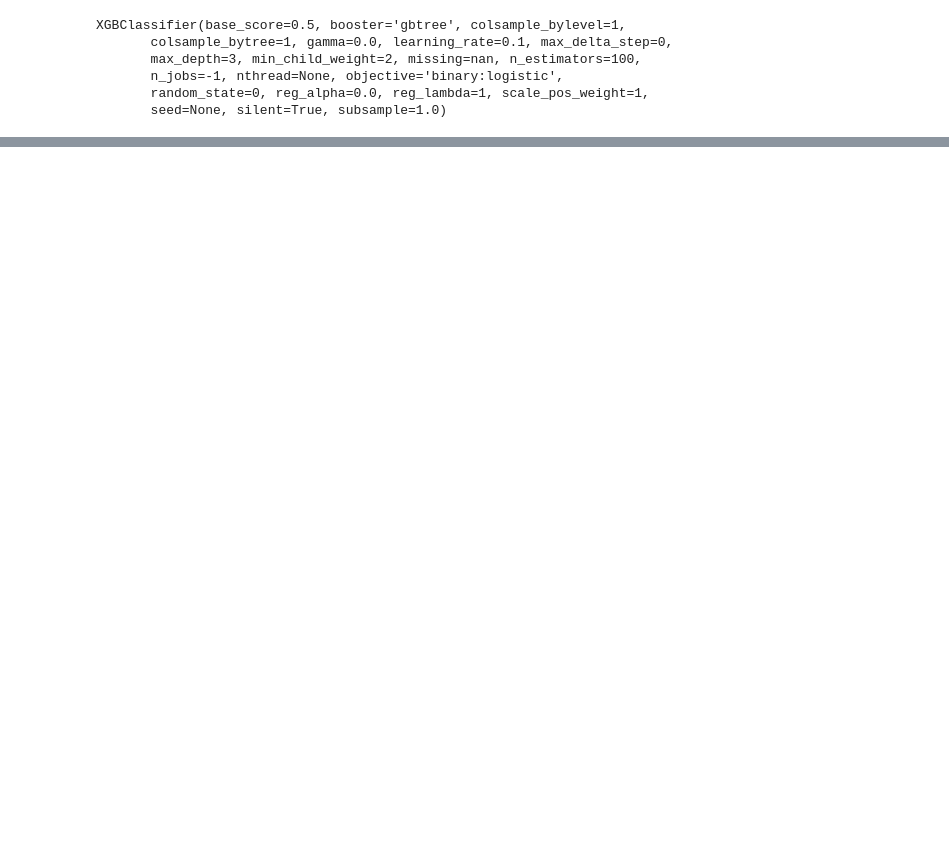
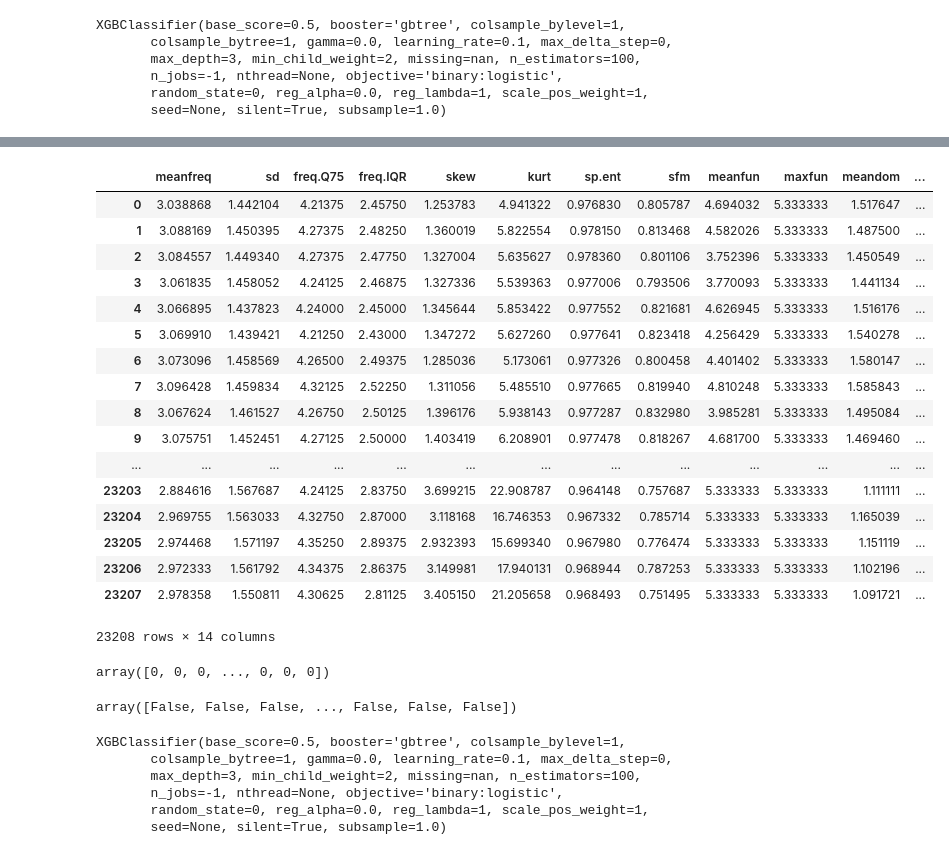
Before and after one commit to RSPB/StormPetrels, a Jupyter notebook: predict.ipynb, the cells around one changed output, grey strips where cells are left out. Cells and saved outputs as stored; diff of their text form; code cells hidden in the pictures; blank space fills up the shorter version.

Commit message:
prediction code

```diff
--- a/predict.ipynb
+++ b/predict.ipynb
@@ -43,7 +44,9 @@ selected_features = (
 selected_features_names = [name for name, desc in selected_features]
 # %%
 df = pd.read_csv(data_path, index_col=None)
-df = df[selected_features_names]
-df = df.fillna(0)
-df = df.drop(['sound.files'], axis=1)
+X = df[selected_features_names]
+X = X.fillna(0)
+X = X.drop(['sound.files'], axis=1)
+# %%
+df['prediction'] = model.predict_proba(X.values)[:,1]
 # %%
@@ -51,0 +76,38 @@ y = model.predict(df.values)
+# %%
+df
+# %% [output]
+|  | meanfreq | sd | freq.Q75 | freq.IQR | skew | kurt | sp.ent | sfm | meanfun | maxfun | meandom | ... |
+| 0 | 3.038868 | 1.442104 | 4.21375 | 2.45750 | 1.253783 | 4.941322 | 0.976830 | 0.805787 | 4.694032 | 5.333333 | 1.517647 | ... |
+| 1 | 3.088169 | 1.450395 | 4.27375 | 2.48250 | 1.360019 | 5.822554 | 0.978150 | 0.813468 | 4.582026 | 5.333333 | 1.487500 | ... |
+| 2 | 3.084557 | 1.449340 | 4.27375 | 2.47750 | 1.327004 | 5.635627 | 0.978360 | 0.801106 | 3.752396 | 5.333333 | 1.450549 | ... |
+| 3 | 3.061835 | 1.458052 | 4.24125 | 2.46875 | 1.327336 | 5.539363 | 0.977006 | 0.793506 | 3.770093 | 5.333333 | 1.441134 | ... |
+| 4 | 3.066895 | 1.437823 | 4.24000 | 2.45000 | 1.345644 | 5.853422 | 0.977552 | 0.821681 | 4.626945 | 5.333333 | 1.516176 | ... |
+| 5 | 3.069910 | 1.439421 | 4.21250 | 2.43000 | 1.347272 | 5.627260 | 0.977641 | 0.823418 | 4.256429 | 5.333333 | 1.540278 | ... |
+| 6 | 3.073096 | 1.458569 | 4.26500 | 2.49375 | 1.285036 | 5.173061 | 0.977326 | 0.800458 | 4.401402 | 5.333333 | 1.580147 | ... |
+| 7 | 3.096428 | 1.459834 | 4.32125 | 2.52250 | 1.311056 | 5.485510 | 0.977665 | 0.819940 | 4.810248 | 5.333333 | 1.585843 | ... |
+| 8 | 3.067624 | 1.461527 | 4.26750 | 2.50125 | 1.396176 | 5.938143 | 0.977287 | 0.832980 | 3.985281 | 5.333333 | 1.495084 | ... |
+| 9 | 3.075751 | 1.452451 | 4.27125 | 2.50000 | 1.403419 | 6.208901 | 0.977478 | 0.818267 | 4.681700 | 5.333333 | 1.469460 | ... |
+| ... | ... | ... | ... | ... | ... | ... | ... | ... | ... | ... | ... | ... |
+| 23203 | 2.884616 | 1.567687 | 4.24125 | 2.83750 | 3.699215 | 22.908787 | 0.964148 | 0.757687 | 5.333333 | 5.333333 | 1.111111 | ... |
+| 23204 | 2.969755 | 1.563033 | 4.32750 | 2.87000 | 3.118168 | 16.746353 | 0.967332 | 0.785714 | 5.333333 | 5.333333 | 1.165039 | ... |
+| 23205 | 2.974468 | 1.571197 | 4.35250 | 2.89375 | 2.932393 | 15.699340 | 0.967980 | 0.776474 | 5.333333 | 5.333333 | 1.151119 | ... |
+| 23206 | 2.972333 | 1.561792 | 4.34375 | 2.86375 | 3.149981 | 17.940131 | 0.968944 | 0.787253 | 5.333333 | 5.333333 | 1.102196 | ... |
+| 23207 | 2.978358 | 1.550811 | 4.30625 | 2.81125 | 3.405150 | 21.205658 | 0.968493 | 0.751495 | 5.333333 | 5.333333 | 1.091721 | ... |
+23208 rows × 14 columns
+# %%
+np.argmax(y_prob, axis=1)
+# %% [output]
+array([0, 0, 0, ..., 0, 0, 0])
+# %%
+y_prob[:,1] > 0.5
+# %% [output]
+array([False, False, False, ..., False, False, False])
+# %%
+model
+# %% [output]
+XGBClassifier(base_score=0.5, booster='gbtree', colsample_bylevel=1,
+       colsample_bytree=1, gamma=0.0, learning_rate=0.1, max_delta_step=0,
+       max_depth=3, min_child_weight=2, missing=nan, n_estimators=100,
+       n_jobs=-1, nthread=None, objective='binary:logistic',
+       random_state=0, reg_alpha=0.0, reg_lambda=1, scale_pos_weight=1,
+       seed=None, silent=True, subsample=1.0)
```
Also changed, not shown: parts of 3 cells of this notebook, 4 other files.
